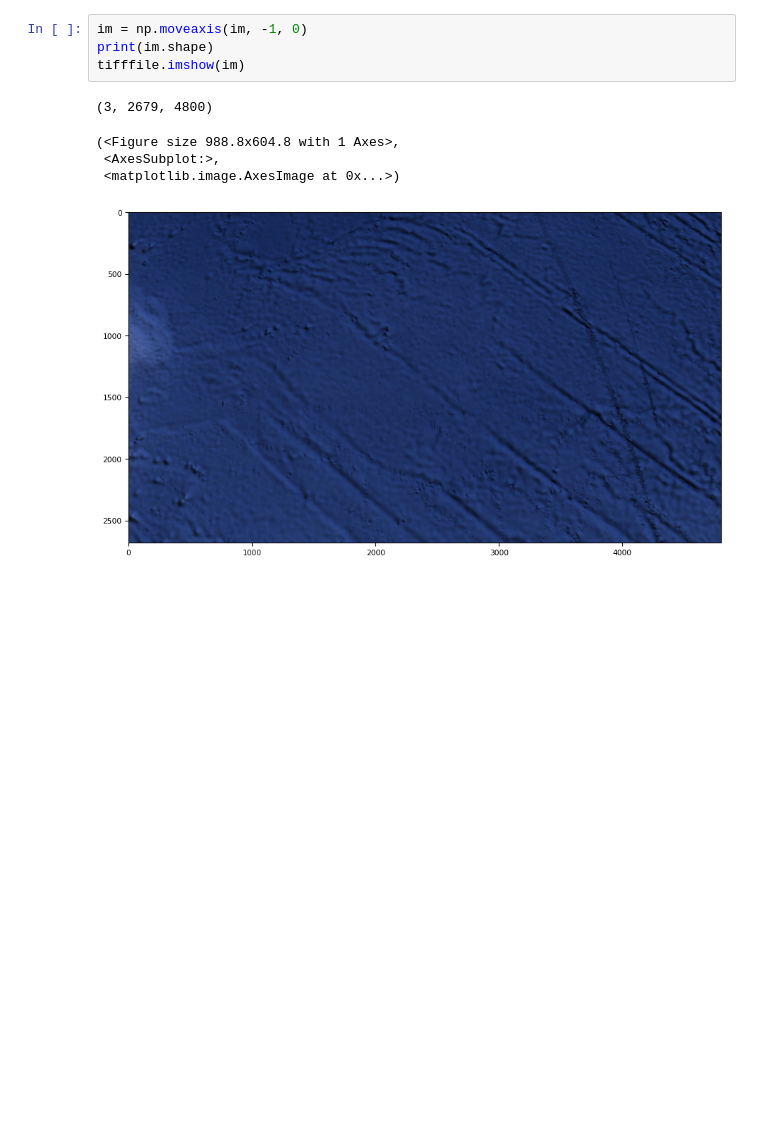
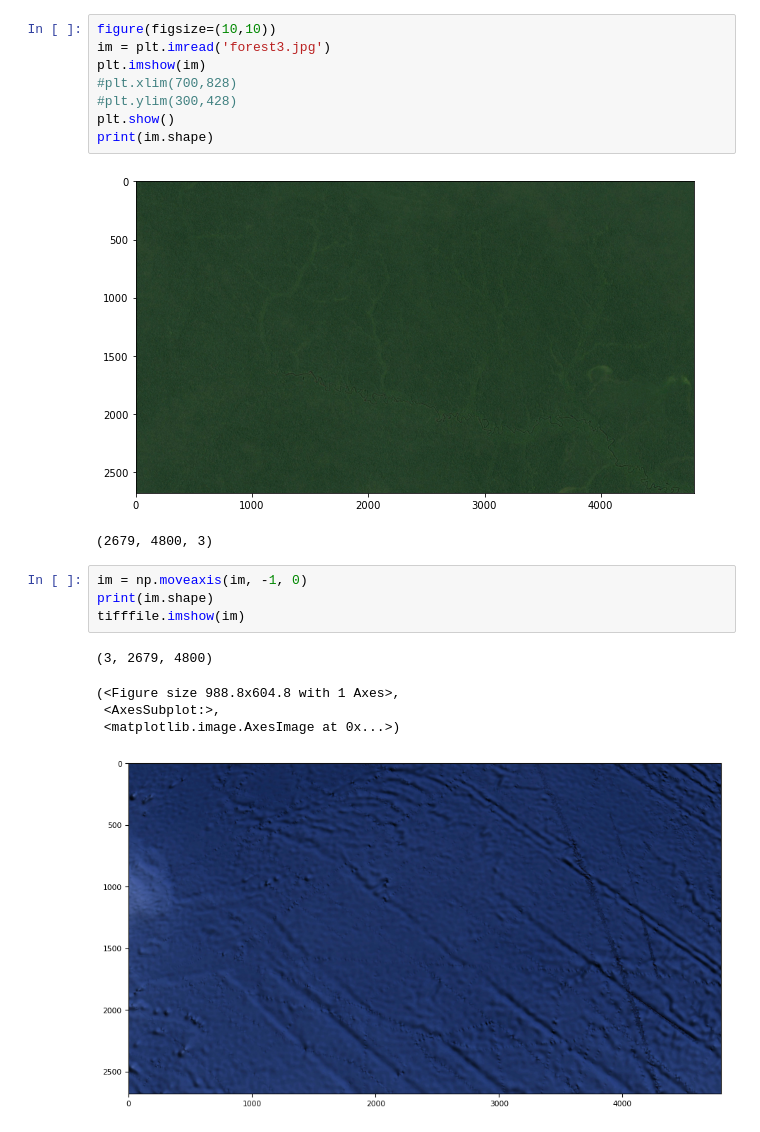
Before and after one commit to katiezzzzz/Gantastic, a Jupyter notebook: cgan_earth/earth_screenshots/inspect_data.ipynb, the cells around one changed output. Cells and saved outputs as stored; diff of their text form; blank space fills up the shorter version.

```diff
--- a/cgan_earth/earth_screenshots/inspect_data.ipynb
+++ b/cgan_earth/earth_screenshots/inspect_data.ipynb
@@ -19,3 +28,14 @@ print(im.shape)
+# %%
+figure(figsize=(10,10))
+im = plt.imread('forest3.jpg')
+plt.imshow(im)
+#plt.xlim(700,828)
+#plt.ylim(300,428)
+plt.show()
+print(im.shape)
+# %% [output]
+[figure, added]
+(2679, 4800, 3)
 # %%
 im = np.moveaxis(im, -1, 0)
 print(im.shape)
```
Also changed, not shown: parts of 3 cells of this notebook, 3 other files.
